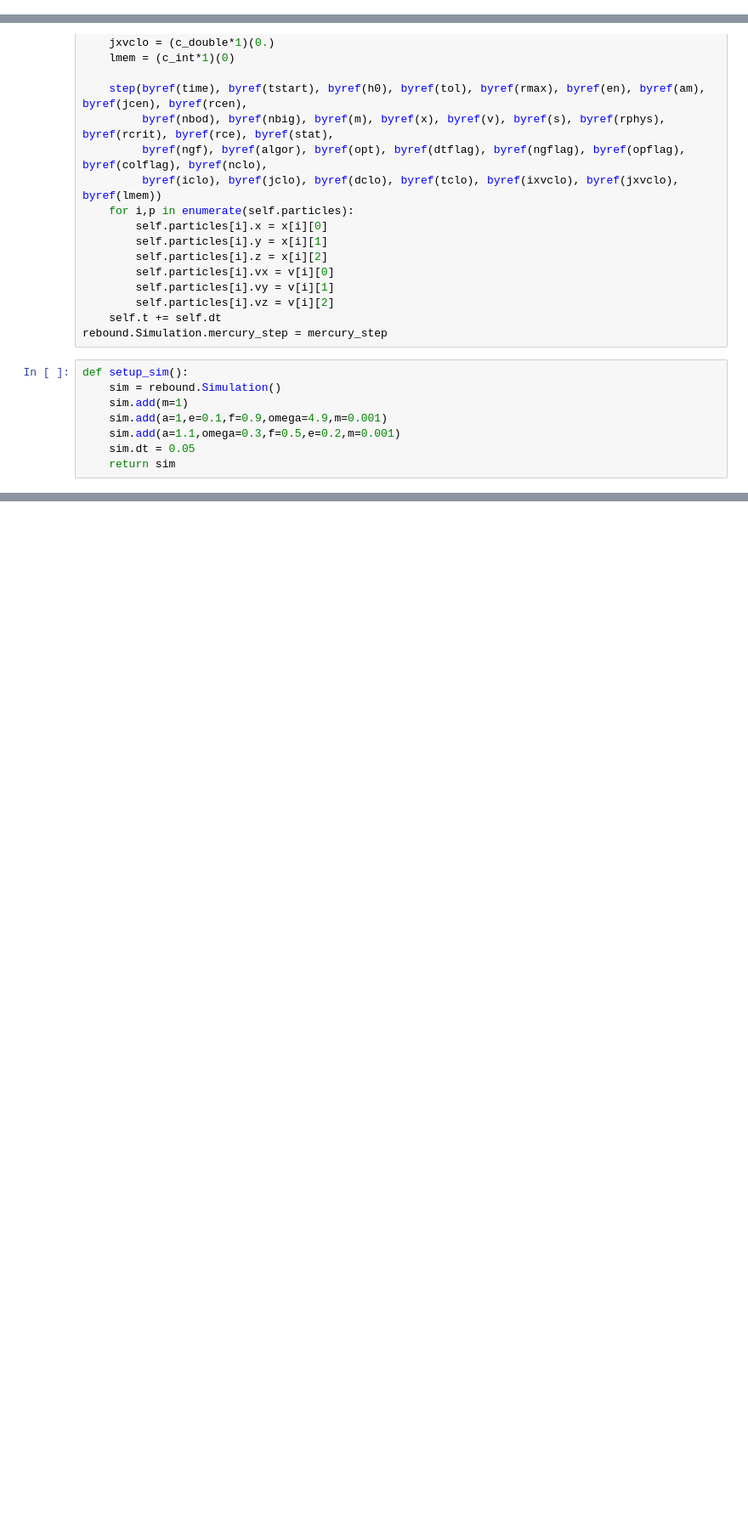
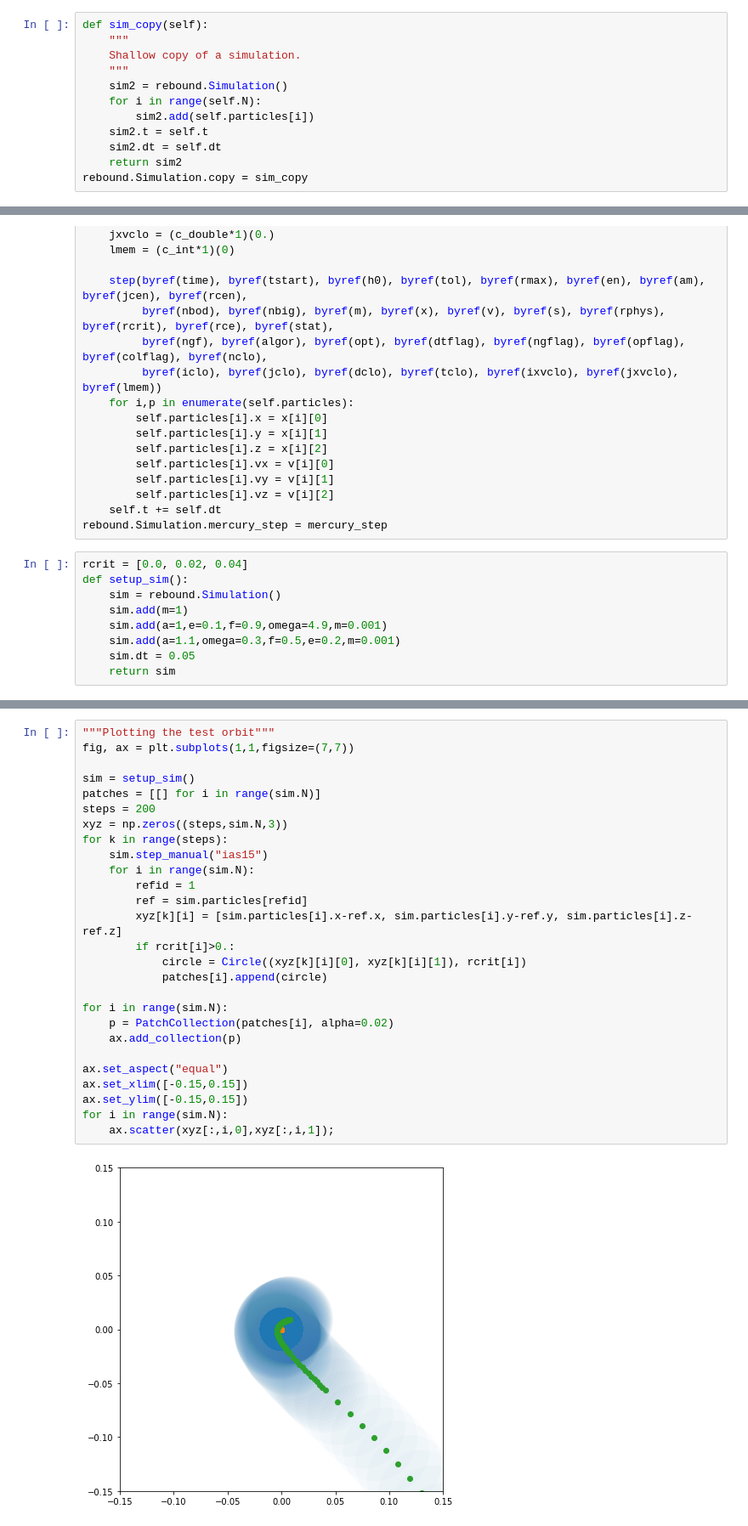
Before and after one commit to keirdarling/rebound, a Jupyter notebook: 20180708Fields/Mercury Interconnect Sept 23 2018.ipynb, the cells around one changed output, grey strips where cells are left out. Shown at 85% size. Saved outputs shown, nothing was run; the diff lists cells and outputs as text; blank space fills up the shorter version.

```diff
--- a/20180708Fields/Mercury Interconnect Sept 23 2018.ipynb
+++ b/20180708Fields/Mercury Interconnect Sept 23 2018.ipynb
@@ -23,6 +25,18 @@ def move_to_hel(self):
         p.vy -= v[1]
         p.vz -= v[2]
 rebound.Simulation.move_to_hel = move_to_hel
+# %%
+def sim_copy(self):
+    """
+    Shallow copy of a simulation.
+    """
+    sim2 = rebound.Simulation()
+    for i in range(self.N):
+        sim2.add(self.particles[i])
+    sim2.t = self.t
+    sim2.dt = self.dt
+    return sim2
+rebound.Simulation.copy = sim_copy
 # %%
 def diffsim(sim1,sim2):
     """
@@ -166,6 +180,7 @@ def mercury_step(self,rcrit=None,algor=1):
     self.t += self.dt
 rebound.Simulation.mercury_step = mercury_step
 # %%
+rcrit = [0.0, 0.02, 0.04]
 def setup_sim():
     sim = rebound.Simulation()
     sim.add(m=1)
@@ -205,0 +221,29 @@ rebound.Simulation.step_manual = step_manual
+# %%
+"""Plotting the test orbit"""
+fig, ax = plt.subplots(1,1,figsize=(7,7))
+
+sim = setup_sim()
+patches = [[] for i in range(sim.N)]
+steps = 200
+xyz = np.zeros((steps,sim.N,3))
+for k in range(steps):
+    sim.step_manual("ias15")
+    for i in range(sim.N):
+        refid = 1
+        ref = sim.particles[refid]
+        xyz[k][i] = [sim.particles[i].x-ref.x, sim.particles[i].y-ref.y, sim.particles[i].z-ref.z]
+        if rcrit[i]>0.:
+            circle = Circle((xyz[k][i][0], xyz[k][i][1]), rcrit[i])
+            patches[i].append(circle)
+
+for i in range(sim.N):
+    p = PatchCollection(patches[i], alpha=0.02)
+    ax.add_collection(p)
+
+ax.set_aspect("equal")
+ax.set_xlim([-0.15,0.15])
+ax.set_ylim([-0.15,0.15])
+for i in range(sim.N):
+    ax.scatter(xyz[:,i,0],xyz[:,i,1]);
+# %% [output]
+[figure, added]
```
Also changed, not shown: parts of 6 cells of this notebook.
